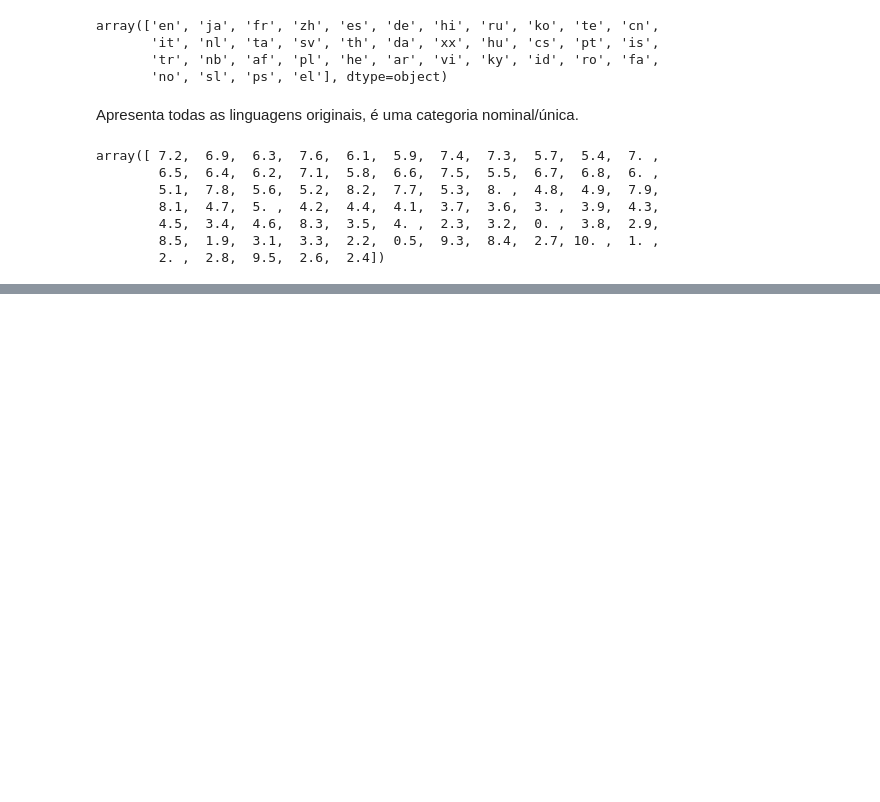
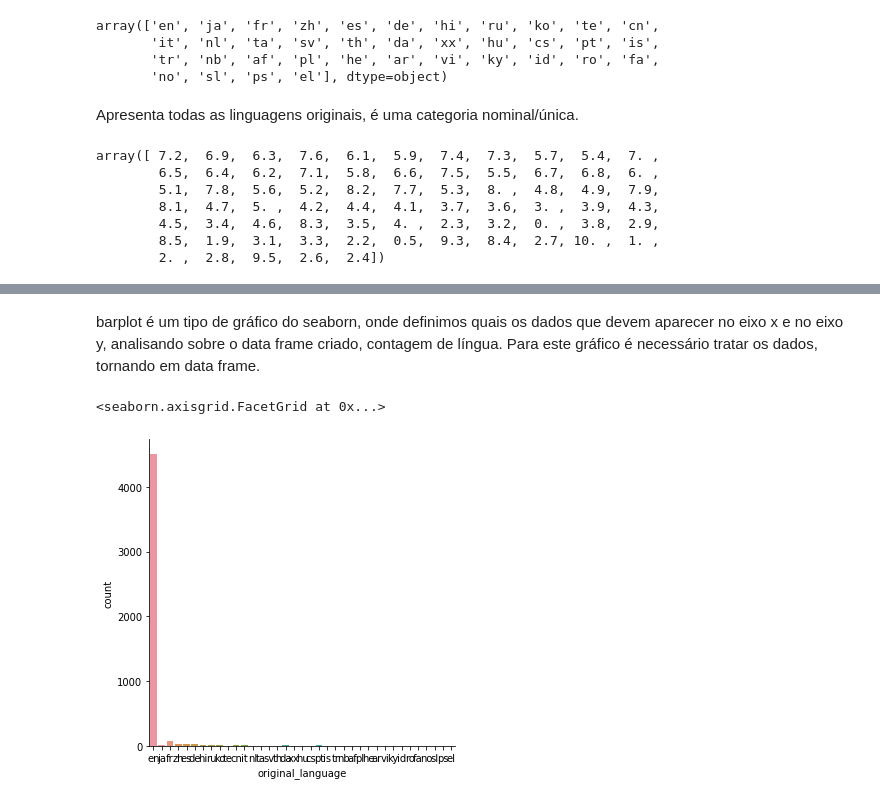
Before and after one commit to KerliS9/Cientista-de-dados, a Jupyter notebook: Introdução_à_Data_Science.ipynb, the cells around one changed output, grey strips where cells are left out. Drawn from its saved outputs; the diff is of its cells as text; code cells hidden in the pictures; blank space fills up the shorter version.

```diff
--- a/Introdução_à_Data_Science.ipynb
+++ b/Introdução_à_Data_Science.ipynb
@@ -288,0 +359,8 @@ array([ 7.2,  6.9,  6.3,  7.6,  6.1,  5.9,  7.4,  7.3,  5.7,  5.4,  7. ,
+# %% [markdown]
+barplot é um tipo de gráfico do seaborn, onde definimos quais os dados que devem aparecer no eixo x e no eixo y, analisando sobre o data frame criado, contagem de língua.
+Para este gráfico é necessário tratar os dados, tornando em data frame.
+# %%
+sns.catplot(x = "original_language", kind = "count", data = tmdb)
+# %% [output]
+<seaborn.axisgrid.FacetGrid at 0x...>
+[figure, added]
```
Also changed, not shown: parts of 21 cells of this notebook.
